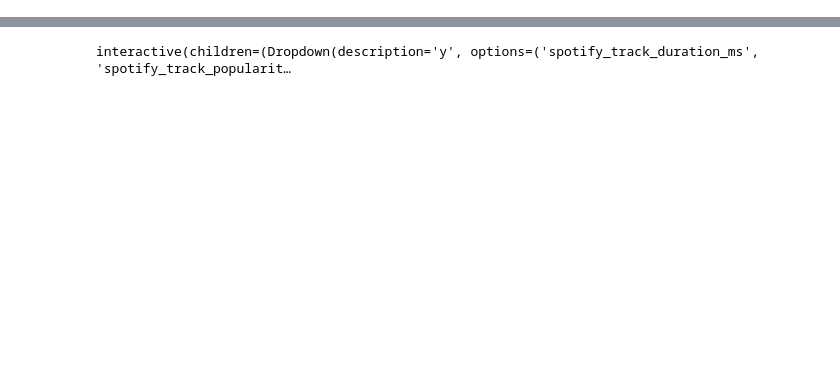
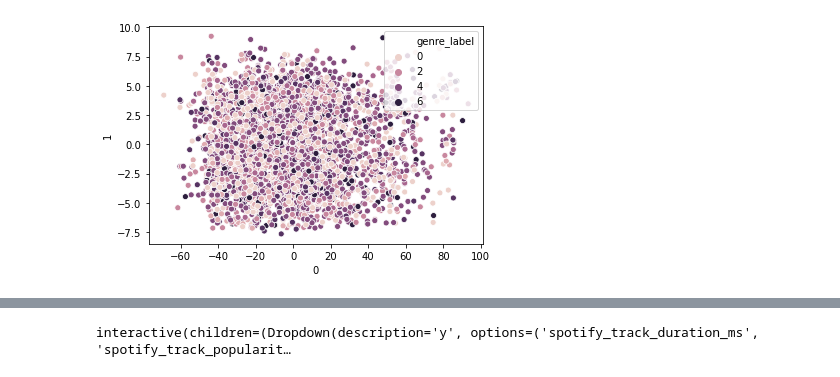
Before and after one commit to ssmcnatt/unsupervised-learning-cap03, a Jupyter notebook: music-genre-analysis.ipynb, the cells around one changed output, grey strips where cells are left out. Drawn from its saved outputs; the diff is of its cells as text; code cells hidden in the pictures; blank space fills up the shorter version.

Commit message:
Updated PCA plot

```diff
--- a/music-genre-analysis.ipynb
+++ b/music-genre-analysis.ipynb
@@ -290,7 +290,7 @@ memory usage: 2.0 MB
 # %%
 samp = model_df.sample(10000, axis=0, random_state=66)
 
-X = samp.drop(columns=["genre_label"])
+X = samp.drop(columns=["spotify_track_popularity", "genre_label"])
 y = samp["genre_label"]
 
 # np.random.seed(66)
@@ -324,5 +323,8 @@ pca = PCA(n_components=2)
 
 pca_spot = pd.DataFrame(pca.fit_transform(X))
 pca_spot = pca_spot.join(y).dropna()
+# pca_spot[0] = pca_spot[0] / 255
+# pca_spot[1] = pca_spot[0] / 255
+pca_spot["genre_label"] = pca_spot["genre_label"].astype(int)
 # %% [output]
 [interactive output not drawn]
@@ -344,0 +336,5 @@ Name: 1, Length: 3798, dtype: float64
+# %%
+sns.scatterplot(pca_spot[0], pca_spot[1], hue="genre_label", data=pca_spot)
+plt.show()
+# %% [output]
+[figure, added]
```
Also changed, not shown: parts of 9 cells of this notebook.
